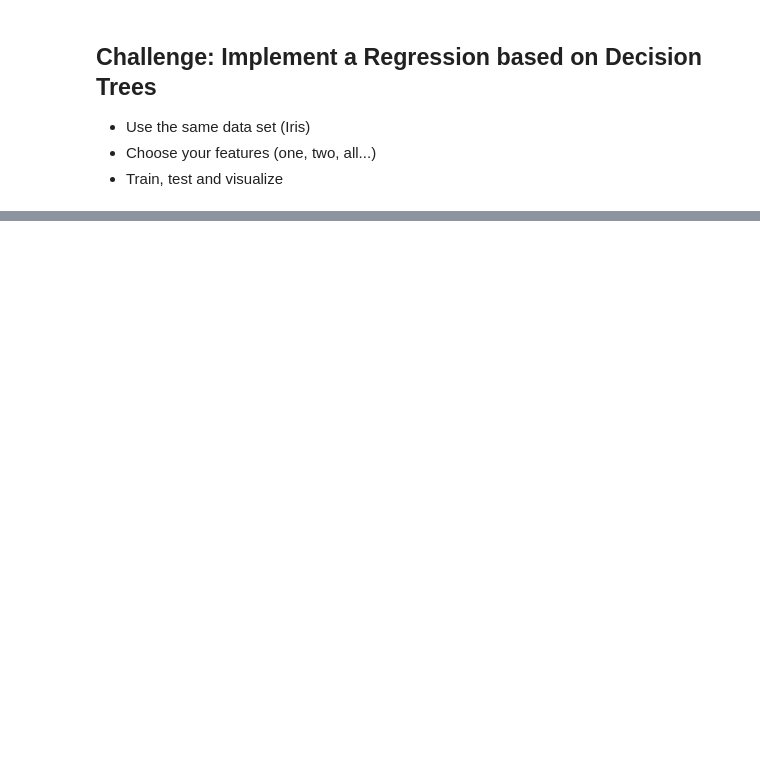
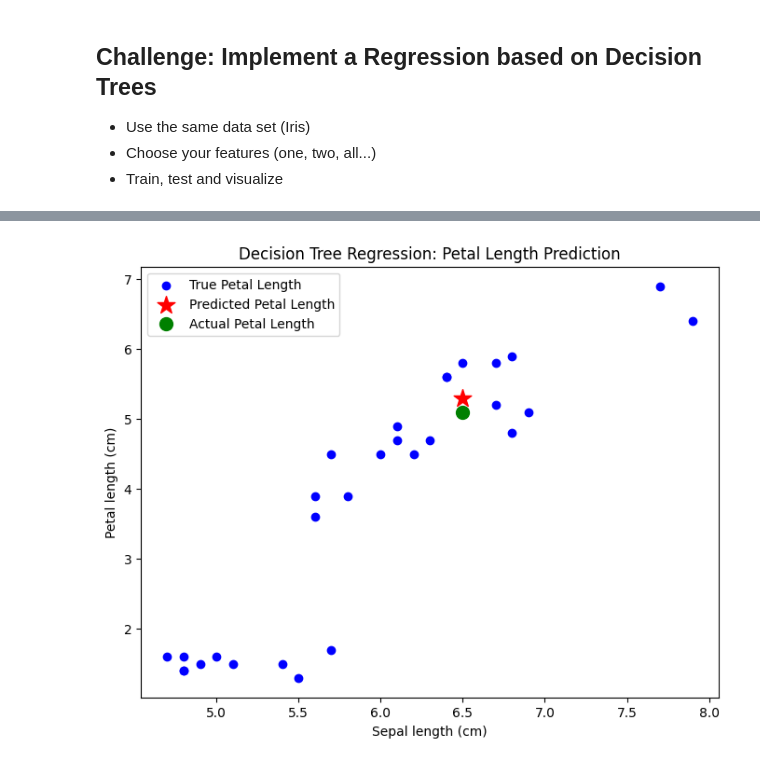
Before and after one commit to ericadev/CSCN8010_Week5, a Jupyter notebook: K_NearestNeighbors.ipynb, the cells around one changed output, grey strips where cells are left out. Drawn from its saved outputs; the diff is of its cells as text; code cells hidden in the pictures; blank space fills up the shorter version.

Commit message:
Added requirements and a plot for the decision tree

```diff
--- a/K_NearestNeighbors.ipynb
+++ b/K_NearestNeighbors.ipynb
@@ -108,0 +119,25 @@ print(f"Decision Tree Regression MSE (Petal Length): {mse:.2f}")
+# %%
+import matplotlib.pyplot as plt
+
+# Choose a sample index to highlight
+sample_idx = 10
+
+plt.figure(figsize=(8, 6))
+# The parameters to the scatterplot function include x-axis data,
+# y-axis data, color to use in the scatterplot, the shape of the marker
+# to use, the size of the markers (larger is bigger), and
+# the label for the legend
+plt.scatter(X_reg_test[:, 0], y_reg_test, color='blue', label='True Petal Length')
+plt.scatter(X_reg_test[sample_idx, 0], y_reg_pred[sample_idx],
+            color='red', marker='*', s=200, label='Predicted Petal Length')
+plt.scatter(X_reg_test[sample_idx, 0], y_reg_test[sample_idx],
+            color='green', marker='o', s=100, label='Actual Petal Length')
+
+plt.xlabel('Sepal length (cm)')
+plt.ylabel('Petal length (cm)')
+plt.title('Decision Tree Regression: Petal Length Prediction')
+plt.legend()
+plt.show()
+# The prediction for this method was not as accurate as the previous one.
+# %% [output]
+[figure, added]
```
Also changed, not shown: parts of 4 cells of this notebook, 1 other file.
